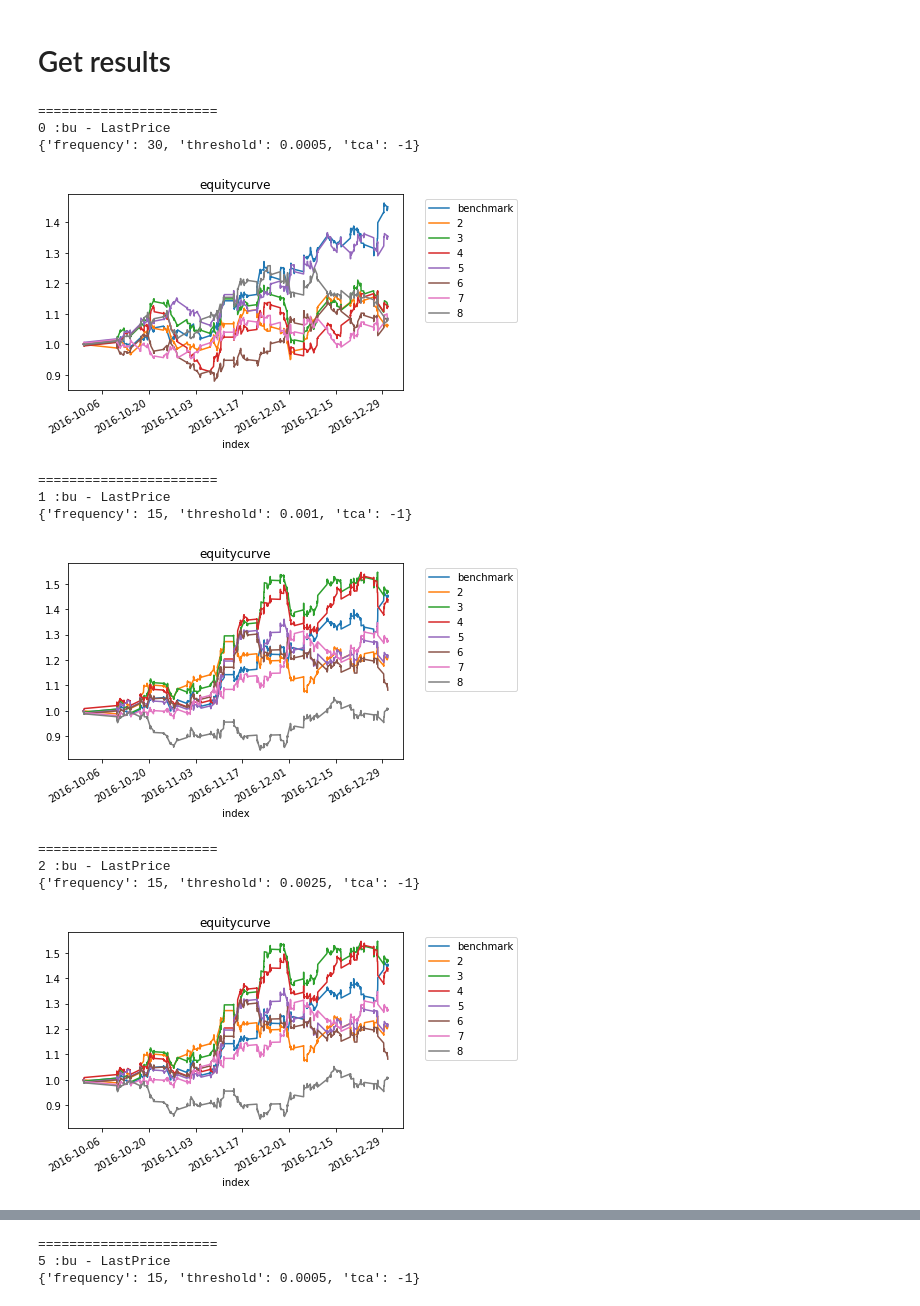
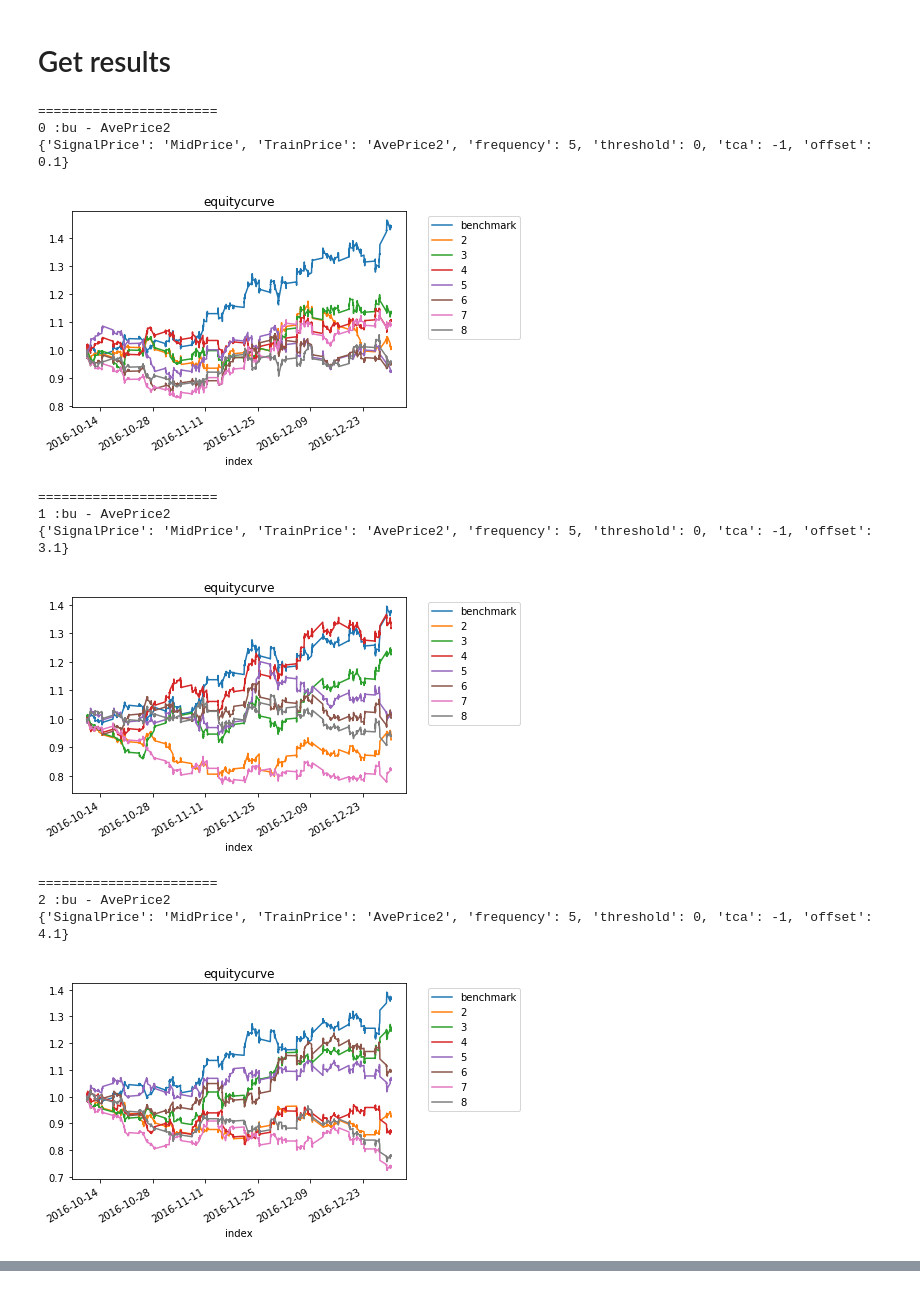
Before and after one commit to dechang227/QishiQR, a Jupyter notebook: BacktestEngine/Demo/Demo.ipynb, the cells around one changed output, grey strips where cells are left out. Cells and saved outputs as stored; diff of their text form; code cells hidden in the pictures.

```diff
--- a/BacktestEngine/Demo/Demo.ipynb
+++ b/BacktestEngine/Demo/Demo.ipynb
@@ -10,35 +10,39 @@ See the caveats in the documentation: http://pandas.pydata.org/pandas-docs/stabl
 # %% [markdown]
 # Get results
 # %%
+import sys
+sys.path.append("/home/runmin/Documents/Qishi/QishiQR/BacktestEngine")
+
 from glob import glob
 import pickle
 import matplotlib.pyplot as plt
+import Backtesting
 files = glob("./Results/*.pkl")
 
 for idx, file in enumerate(files):
     with  open(file,"rb") as f:
         result = pickle.load(f)
 
     print("\n=======================")
     params = result["globalPara"]
     print(idx,":{syb} - {px_type}".format(syb=params.symbol, px_type=params.price))
     print(result["localPara"])
     fig, ax = plt.subplots()
     result["model"].ensemble.ensembles[0].result.benchmark.plot(ax=ax)
     result["model"].plot(ax=ax)
     plt.legend(bbox_to_anchor=(1.05, 1), loc=2)
     plt.show()
 # %% [output]
 =======================
-0 :bu - LastPrice
-{'frequency': 30, 'threshold': 0.0005, 'tca': -1}
+0 :bu - AvePrice2
+{'SignalPrice': 'MidPrice', 'TrainPrice': 'AvePrice2', 'frequency': 5, 'threshold': 0, 'tca': -1, 'offset': 0.1}
-[figure, old version]
+[figure, new version]
 =======================
-1 :bu - LastPrice
-{'frequency': 15, 'threshold': 0.001, 'tca': -1}
+1 :bu - AvePrice2
+{'SignalPrice': 'MidPrice', 'TrainPrice': 'AvePrice2', 'frequency': 5, 'threshold': 0, 'tca': -1, 'offset': 3.1}
-[figure, old version]
+[figure, new version]
 =======================
-2 :bu - LastPrice
-{'frequency': 15, 'threshold': 0.0025, 'tca': -1}
+2 :bu - AvePrice2
+{'SignalPrice': 'MidPrice', 'TrainPrice': 'AvePrice2', 'frequency': 5, 'threshold': 0, 'tca': -1, 'offset': 4.1}
-[figure, old version]
+[figure, new version]
 =======================
@@ -52,3 +55,0 @@ for idx, file in enumerate(files):
-=======================
-5 :bu - LastPrice
-{'frequency': 15, 'threshold': 0.0005, 'tca': -1}
```
Also changed, not shown: parts of 3 cells of this notebook, 12 other files.
